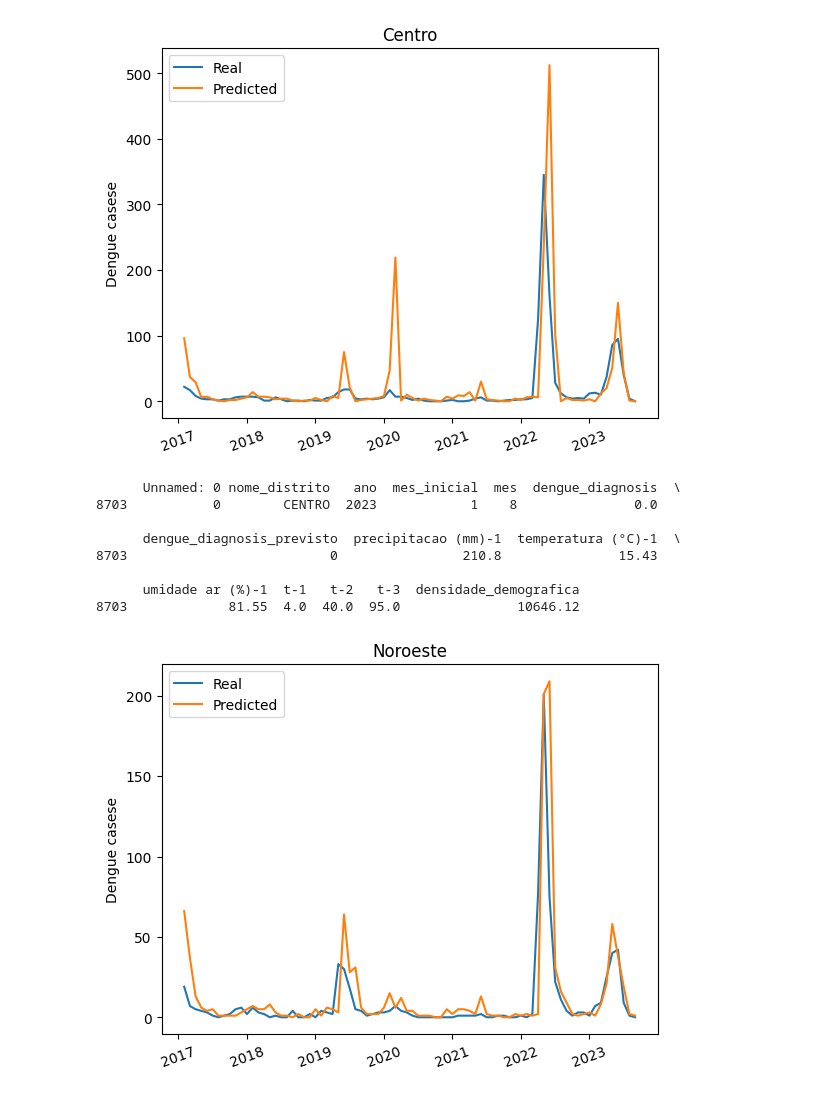
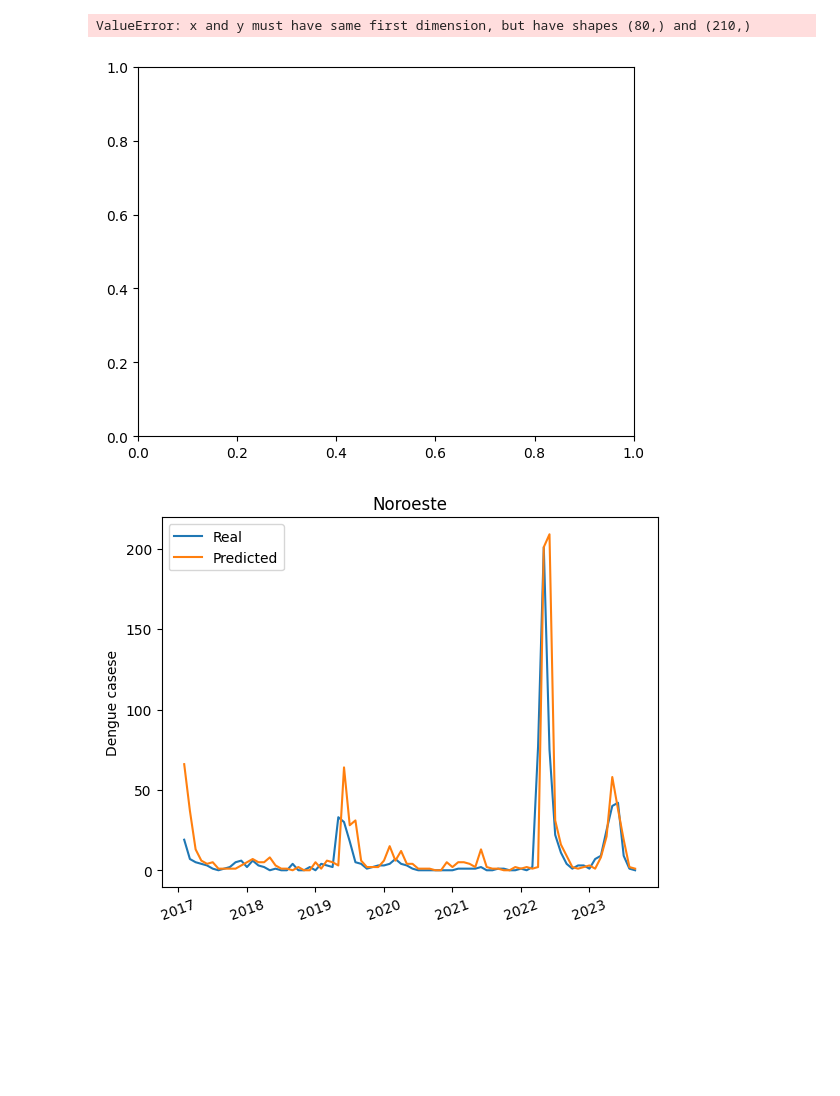
Before and after one commit to minguell/DenguePrediction-Reply, a Jupyter notebook: Ploting_Simple_Model_30_days.ipynb, the cells around one changed output. Saved outputs shown, nothing was run; the diff lists cells and outputs as text; code cells hidden in the pictures; blank space fills up the shorter version.

```diff
--- a/Ploting_Simple_Model_30_days.ipynb
+++ b/Ploting_Simple_Model_30_days.ipynb
@@ -39,32 +32,25 @@ print(df_print)
 # %%
-df_bairro = df_input[df_input['nome_distrito'] == 'CENTRO']
+df_bairro = df_input[df_input['nome_distrito'] == 'EIXO BALTAZAR']
 dengue_diagnosis = list(df_bairro["dengue_diagnosis"])
 dengue_diagnosis_previsto = list(df_bairro["dengue_diagnosis_previsto"])
 plt.plot(months,dengue_diagnosis,label='Real')
 plt.plot(months,dengue_diagnosis_previsto,label='Predicted')
 plt.legend()
 locs, labels = plt.xticks()
-plt.ylabel("Dengue casese")
+plt.ylabel("Dengue cases")
 plt.xticks(np.arange(0, 60,step=12))  # Set label locations.
 plt.xticks([0, 12, 24,36,48,60,72], ['2017', '2018', '2019','2020', '2021', '2022','2023'],
        rotation=20)
 #plt.xticks([0, 1, 2,3,4,5], ['January', 'February', 'March','January', 'February', 'March'],
 #       rotation=20)  # Set text labels and properties.
-plt.title("Centro")
+plt.title("Eixo Baltazar")
 plt.show()
 df_print = df_bairro[df_bairro["ano"] == 2023]
 df_print = df_print[df_print["mes"] == 8]
 print(df_print)
 # %% [output]
+ValueError: x and y must have same first dimension, but have shapes (80,) and (210,)
-[figure, old version]
+[figure, new version]
-      Unnamed: 0 nome_distrito   ano  mes_inicial  mes  dengue_diagnosis  \
-8703           0        CENTRO  2023            1    8               0.0
-
-      dengue_diagnosis_previsto  precipitacao (mm)-1  temperatura (°C)-1  \
-8703                          0                210.8               15.43
-
-      umidade ar (%)-1  t-1   t-2   t-3  densidade_demografica
-8703             81.55  4.0  40.0  95.0               10646.12
 # %%
 df_bairro = df_input[df_input['nome_distrito'] == 'NOROESTE']
 dengue_diagnosis = list(df_bairro["dengue_diagnosis"])
```
Also changed, not shown: parts of 1 cell of this notebook, 13 other files.
